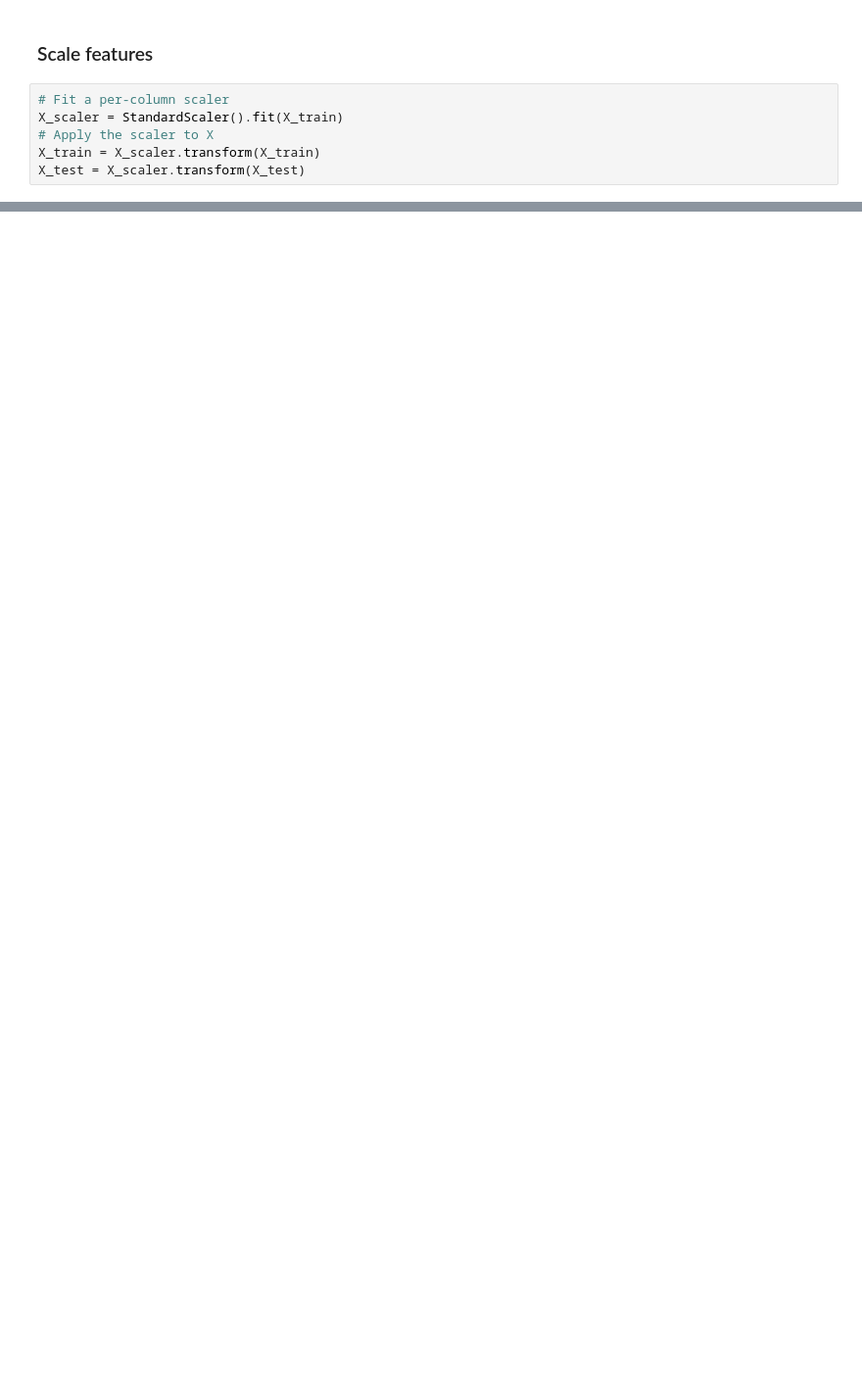
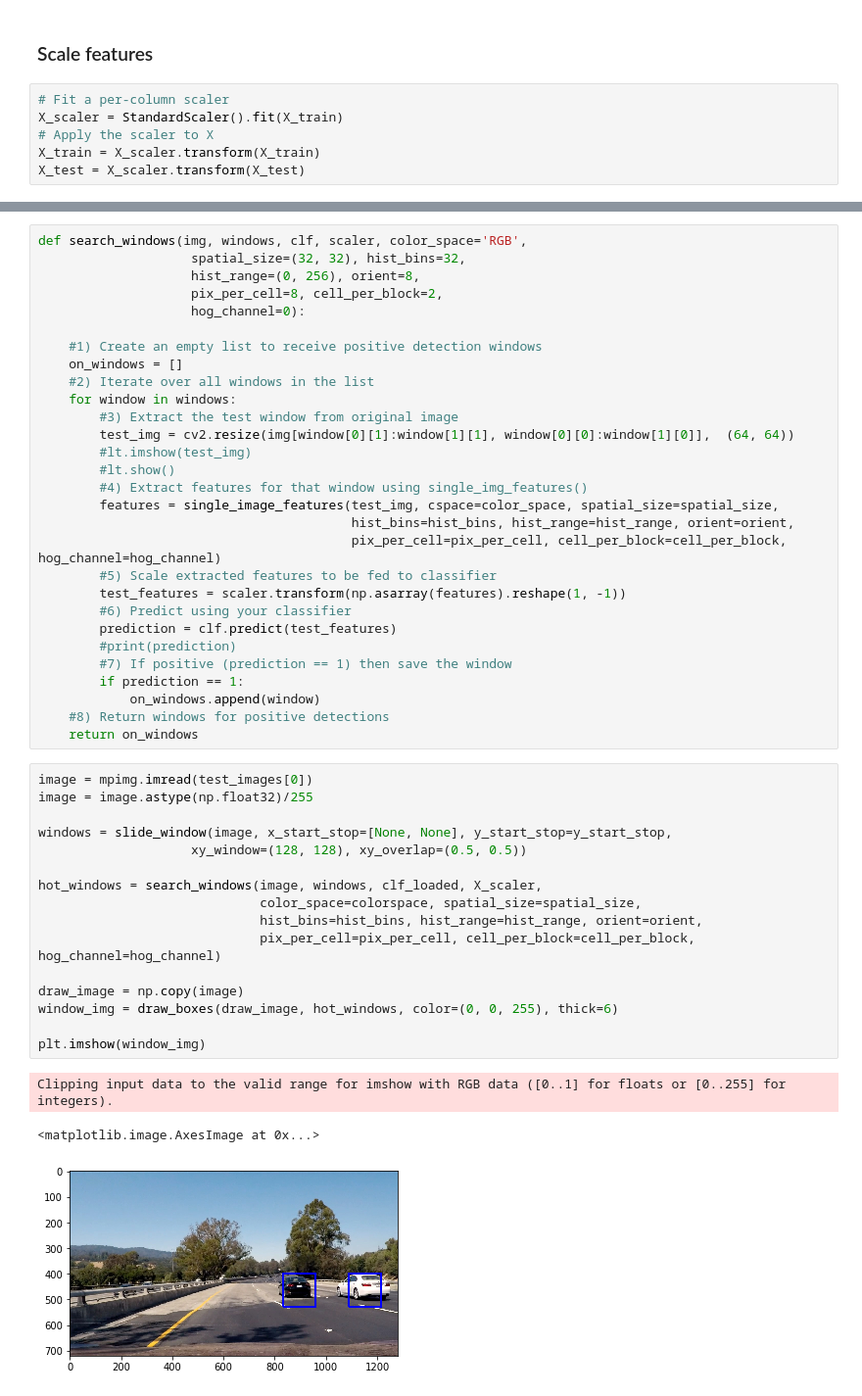
Before and after one commit to PedroHRPBS/CarND-Vehicle-Detection, a Jupyter notebook: Vehicle-Detection-project.ipynb, the cells around one changed output, grey strips where cells are left out. Shown: that part at 98% size. Drawn from its saved outputs; the diff is of its cells as text; blank space fills up the shorter version.

```diff
--- a/Vehicle-Detection-project.ipynb
+++ b/Vehicle-Detection-project.ipynb
@@ -309,0 +455,49 @@ X_train standard deviation: 0.9959266633137156
+# %%
+def search_windows(img, windows, clf, scaler, color_space='RGB',
+                    spatial_size=(32, 32), hist_bins=32,
+                    hist_range=(0, 256), orient=8,
+                    pix_per_cell=8, cell_per_block=2,
+                    hog_channel=0):
+
+    #1) Create an empty list to receive positive detection windows
+    on_windows = []
+    #2) Iterate over all windows in the list
+    for window in windows:
+        #3) Extract the test window from original image
+        test_img = cv2.resize(img[window[0][1]:window[1][1], window[0][0]:window[1][0]],  (64, 64))
+        #lt.imshow(test_img)
+        #lt.show()
+        #4) Extract features for that window using single_img_features()
+        features = single_image_features(test_img, cspace=color_space, spatial_size=spatial_size,
+                                         hist_bins=hist_bins, hist_range=hist_range, orient=orient,
+                                         pix_per_cell=pix_per_cell, cell_per_block=cell_per_block, hog_channel=hog_channel)
+        #5) Scale extracted features to be fed to classifier
+        test_features = scaler.transform(np.asarray(features).reshape(1, -1))
+        #6) Predict using your classifier
+        prediction = clf.predict(test_features)
+        #print(prediction)
+        #7) If positive (prediction == 1) then save the window
+        if prediction == 1:
+            on_windows.append(window)
+    #8) Return windows for positive detections
+    return on_windows
+# %%
+image = mpimg.imread(test_images[0])
+image = image.astype(np.float32)/255
+
+windows = slide_window(image, x_start_stop=[None, None], y_start_stop=y_start_stop,
+                    xy_window=(128, 128), xy_overlap=(0.5, 0.5))
+
+hot_windows = search_windows(image, windows, clf_loaded, X_scaler,
+                             color_space=colorspace, spatial_size=spatial_size,
+                             hist_bins=hist_bins, hist_range=hist_range, orient=orient,
+                             pix_per_cell=pix_per_cell, cell_per_block=cell_per_block, hog_channel=hog_channel)
+
+draw_image = np.copy(image)
+window_img = draw_boxes(draw_image, hot_windows, color=(0, 0, 255), thick=6)
+
+plt.imshow(window_img)
+# %% [output]
+Clipping input data to the valid range for imshow with RGB data ([0..1] for floats or [0..255] for integers).
+<matplotlib.image.AxesImage at 0x...>
+[figure, added]
```
Also changed, not shown: parts of 23 cells of this notebook.
